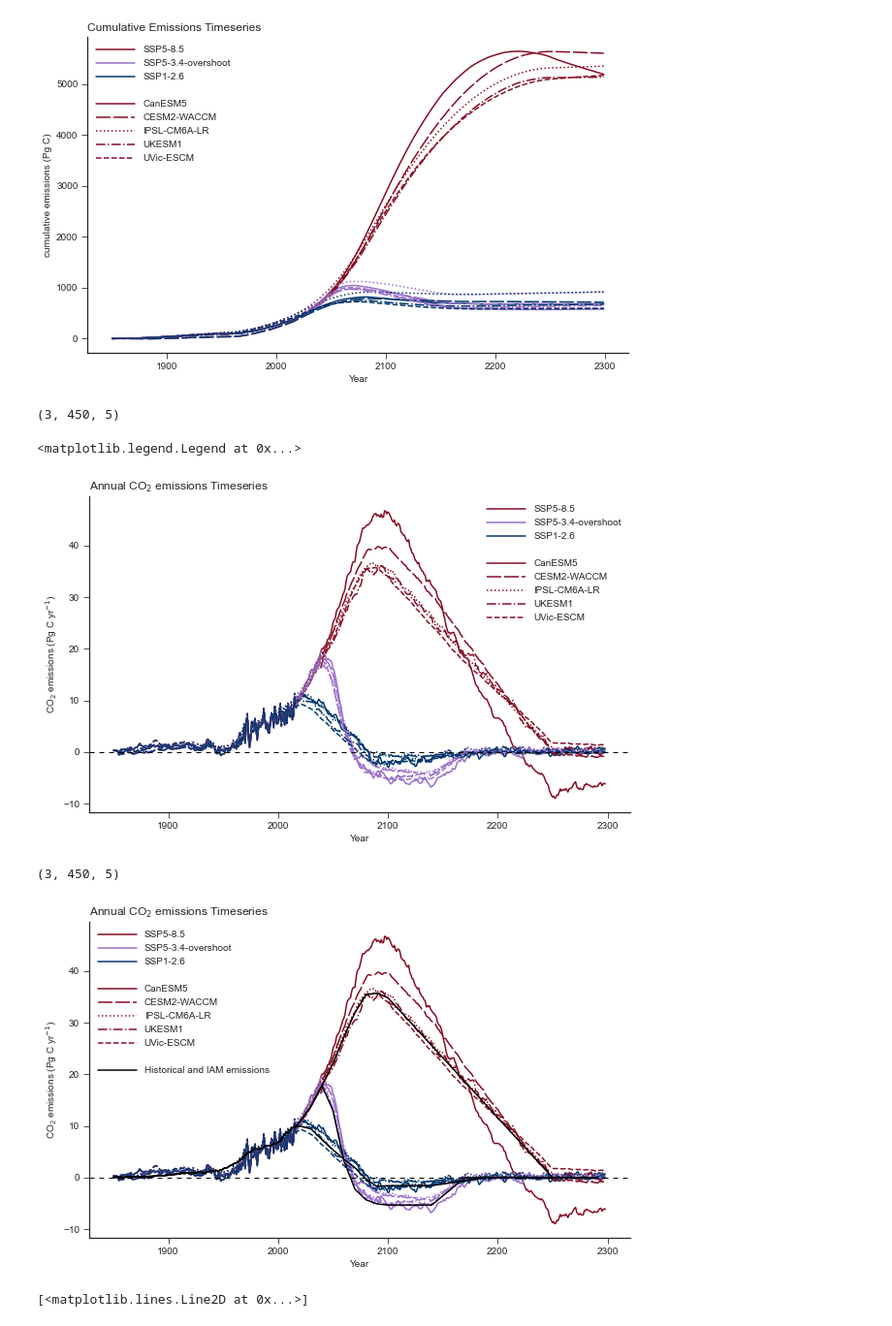
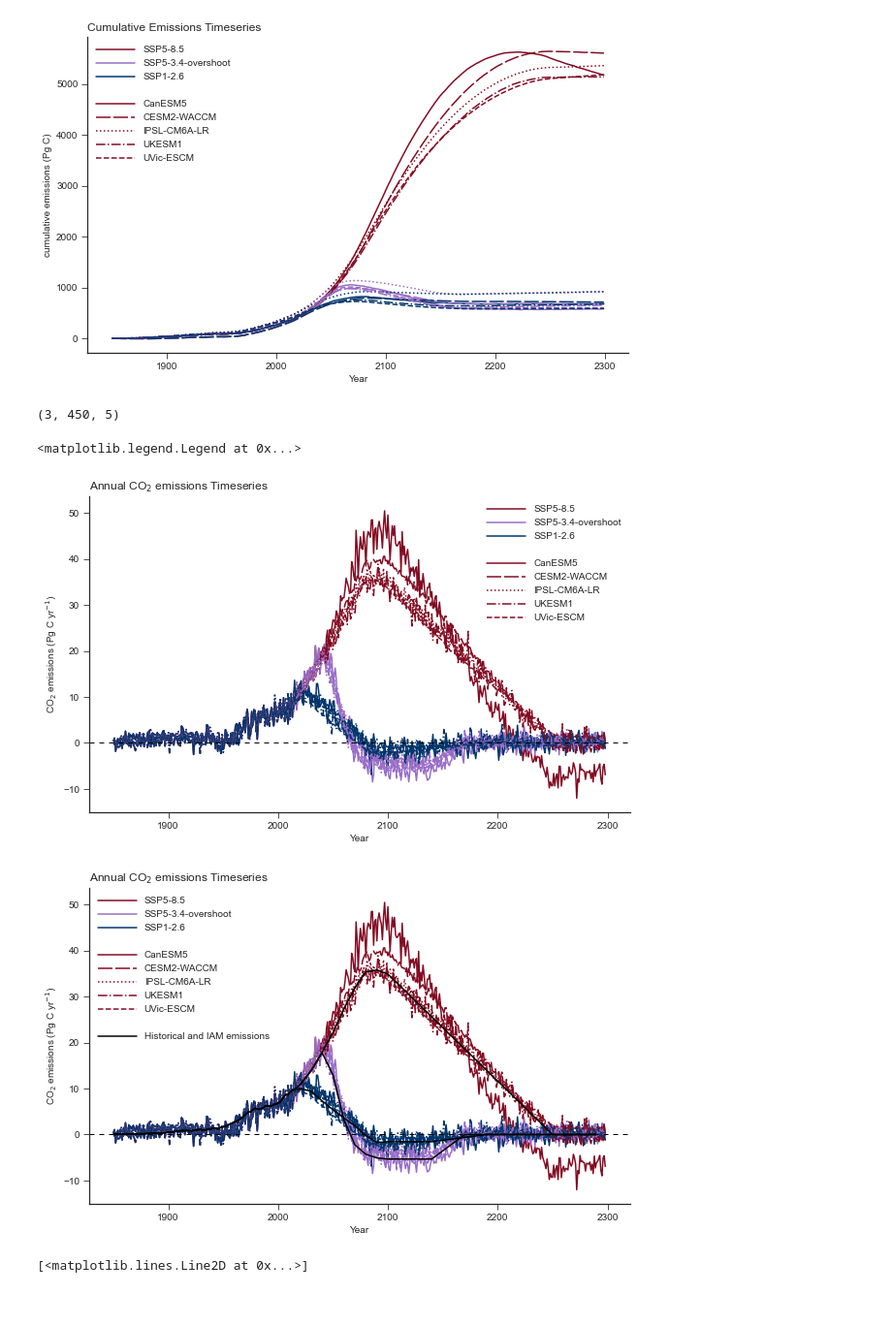
Before and after one commit to ckoven/longterm_carboncycle_three_ssps, a Jupyter notebook: longterm_carboncycle_withssp126.ipynb, the cells around one changed output. Shown at 97% size. Drawn from its saved outputs; the diff is of its cells as text; code cells hidden in the pictures.

Commit message:
updated waterfall plot info and got rid of smoothing throughout

```diff
--- a/longterm_carboncycle_withssp126.ipynb
+++ b/longterm_carboncycle_withssp126.ipynb
@@ -303,7 +303,10 @@ file_master_list_dynamics[model_i][vars_list.index('cVeg')][exps_list.index('ssp
 file_master_list_dynamics[model_i][vars_list.index('tas')][exps_list.index('ssp126')] = [
 'tas_Amon_CESM2-WACCM_ssp126_r1i1p1f1_gn_201501-206412.nc',
 'tas_Amon_CESM2-WACCM_ssp126_r1i1p1f1_gn_206501-210012.nc',
-'b.e21.BWSSP126cmip6.f09_g17.CMIP6-SSP1-2.6ext-WACCM.001.tas.nc'
+'tas_Amon_CESM2-WACCM_ssp126_r1i1p1f1_gn_210101-215012.nc',
+'tas_Amon_CESM2-WACCM_ssp126_r1i1p1f1_gn_215101-220012.nc',
+'tas_Amon_CESM2-WACCM_ssp126_r1i1p1f1_gn_220101-225012.nc',
+'tas_Amon_CESM2-WACCM_ssp126_r1i1p1f1_gn_225101-229912.nc'
 ]
 
 file_master_list_dynamics[model_i][vars_list.index('fgco2')][exps_list.index('ssp126')] = [
@@ -605,12 +608,10 @@ for model_i in range(nmodels):
                 nbpvar = nbpvar * cesm2_zerogppmask
             global_nbp = (nbpvar * sftlfvar.data/100. * areavar.data).sum(dim="lat").sum(dim="lon").compute() * 86400. * 365. * 1e3 * 1e-15
             global_nbp_annual = monthly_to_annual(global_nbp)
-            if models_list[model_i] == 'CESM2-WACCM' and exps_list[exp_i] == 'ssp126':
-                len_cesm2_ssp126 = global_nbp_annual.count()
-            try:
-                nbp_trajectories[model_i,exp_i,startyear_exps[exp_i]-startyear_exps[0]:endyear_exps[exp_i]-startyear_exps[0]+1] = global_nbp_annual[startyear_exps[exp_i]-startyear_list[model_i][exp_i]:startyear_exps[exp_i]-startyear_list[model_i][exp_i]+endyear_exps[exp_i]-startyear_exps[exp_i]+1].values
-            except:
-                nbp_trajectories[model_i,exp_i,startyear_exps[exp_i]-startyear_exps[0]:startyear_exps[exp_i]-startyear_exps[0]+len(global_nbp_annual)] = global_nbp_annual
+            #try:
+            nbp_trajectories[model_i,exp_i,startyear_exps[exp_i]-startyear_exps[0]:endyear_exps[exp_i]-startyear_exps[0]+1] = global_nbp_annual[startyear_exps[exp_i]-startyear_list[model_i][exp_i]:startyear_exps[exp_i]-startyear_list[model_i][exp_i]+endyear_exps[exp_i]-startyear_exps[exp_i]+1].values
+            #except:
+            #    nbp_trajectories[model_i,exp_i,startyear_exps[exp_i]-startyear_exps[0]:startyear_exps[exp_i]-startyear_exps[0]+len(global_nbp_annual)] = global_nbp_annual
         else:
             if models_list[model_i] == 'UVic-ESCM':
                 dataset = xr.open_dataset(file_master_list_dynamics[model_i][i_var][exp_i], decode_times=False)
@@ -651,10 +652,10 @@ for model_i in range(nmodels):
             if models_list[model_i] == 'CESM2-WACCM' or models_list[model_i] == 'UKESM1':
                 fgco2var = monthly_to_annual(fgco2var)
             global_fgco2_annual = (fgco2var * sftofvar.data/100. * area_ocean_var.data).sum(dim=fgco2var.dims[1]).sum(dim=fgco2var.dims[2]) * 86400. * 365. * 1e3 * 1e-15
-            try:
-                fgco2_trajectories[model_i,exp_i,startyear_exps[exp_i]-startyear_exps[0]:endyear_exps[exp_i]-startyear_exps[0]+1] = global_fgco2_annual[startyear_exps[exp_i]-startyear_list[model_i][exp_i]:startyear_exps[exp_i]-startyear_list[model_i][exp_i]+endyear_exps[exp_i]-startyear_exps[exp_i]+1]
-            except:
-                fgco2_trajectories[model_i,exp_i,startyear_exps[exp_i]-startyear_exps[0]:startyear_exps[exp_i]-startyear_exps[0]+len(global_fgco2_annual)] = global_fgco2_annual
+            #try:
+            fgco2_trajectories[model_i,exp_i,startyear_exps[exp_i]-startyear_exps[0]:endyear_exps[exp_i]-startyear_exps[0]+1] = global_fgco2_annual[startyear_exps[exp_i]-startyear_list[model_i][exp_i]:startyear_exps[exp_i]-startyear_list[model_i][exp_i]+endyear_exps[exp_i]-startyear_exps[exp_i]+1]
+            #except:
+            #    fgco2_trajectories[model_i,exp_i,startyear_exps[exp_i]-startyear_exps[0]:startyear_exps[exp_i]-startyear_exps[0]+len(global_fgco2_annual)] = global_fgco2_annual
         else:
             if models_list[model_i] == 'UVic-ESCM':
                 dataset = xr.open_dataset(file_master_list_dynamics[model_i][i_var][exp_i], decode_times=False)
@@ -732,7 +731,7 @@ fgco2_trajectories_2exp[:,1,startyear_exps[2]-startyear_exps[0]:] = fgco2_trajec
 fgco2_trajectories_2exp[:,2,startyear_exps[3]-startyear_exps[0]:] = fgco2_trajectories[:,3,startyear_exps[3]-startyear_exps[0]:]
 
 ### and smooth them all
-nyear_smooth = 7
+nyear_smooth = 1
 fgco2_trajectories_2exp = fgco2_trajectories_2exp.rolling(time=nyear_smooth).mean()
 nbp_trajectories_2exp = nbp_trajectories_2exp.rolling(time=nyear_smooth).mean()
 tas_trajectories_2exp = tas_trajectories_2exp.rolling(time=nyear_smooth).mean()
@@ -1321,7 +1297,7 @@ plt.legend(linelist, labels_list, frameon=False, handlelength=4)
 # %% [output]
 (3, 450, 5)
 <matplotlib.legend.Legend at 0x...>
-[figure, old version]
+[figure, new version]
 # %%
 ### read in co2 emission sdata from IAM extensions
 iam_emissions_filename = 'rcmip-emissions-annual-means-v5-1-0.csv'
@@ -1340,10 +1316,7 @@ iam_emissions[2,:] = ssp126_co2emiss.iloc[0,107:557]
 iam_emissions_nomissing = iam_emissions.dropna(dim='time')
 # %%
 ax = plt.subplot(111)
-print(cum_emissions_pgc.shape)
-annual_emissions_pgc = cum_emissions_pgc.copy()
-annual_emissions_pgc[:,-1,:] = None
-annual_emissions_pgc[:,:-1,:] = np.diff(cum_emissions_pgc, axis=1)
+
 
 
 linelist = []
@@ -1361,35 +1334,34 @@ for model_i in range(nmodels):
     else:
         linelist.append(a1)
 
 a3, = ax.plot(iam_emissions_nomissing.time, iam_emissions_nomissing[0,:]*1e-3 * 12/44, color='black')
 ax.plot(iam_emissions_nomissing.time, iam_emissions_nomissing[1,:]*1e-3 * 12/44, color='black')
 ax.plot(iam_emissions_nomissing.time, iam_emissions_nomissing[2,:]*1e-3 * 12/44, color='black')
 
 
 ax.axhline(y=0, dashes=[5,5], color='black', linewidth=1.)
 plt.ylabel('CO$_2$ emissions (Pg C yr$^{-1}$)')
 plt.xlabel('Year')
 plt.title('Annual CO$_2$ emissions Timeseries',loc='left')
 
 ax.spines['right'].set_visible(False)
 ax.spines['top'].set_visible(False)
 
 linelist_wiam = list(linelist)
 labels_list_wiam = list(labels_list)
 
 linelist_wiam.append(emptyline)
 labels_list_wiam.append(None)
 
 linelist_wiam.append(a3)
 labels_list_wiam.append('Historical and IAM emissions')
 
 
 
 plt.legend(linelist_wiam, labels_list_wiam, frameon=False, handlelength=4)
 plt.savefig('annual_emissions_timeseries.png', dpi=300, format='png')
 # %% [output]
-(3, 450, 5)
-[figure, old version]
+[figure, new version]
 # %%
 ### need to interpolate annual numbers fore long-term IAM emissions
 iam_emissions_nomissing.interp(time=years)[0,:].plot()
```
Also changed, not shown: parts of 50 cells of this notebook.
